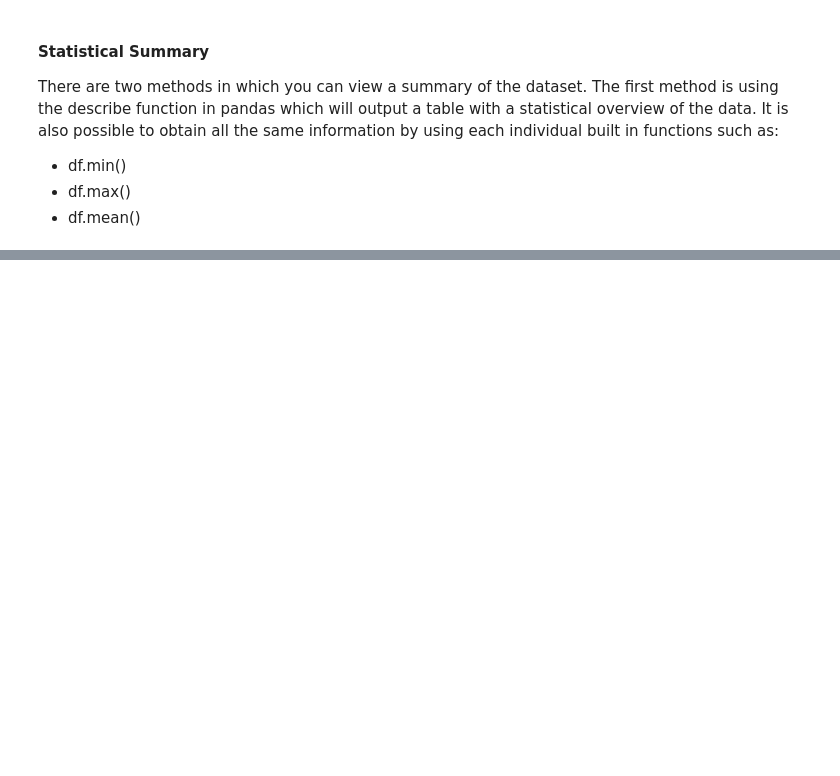
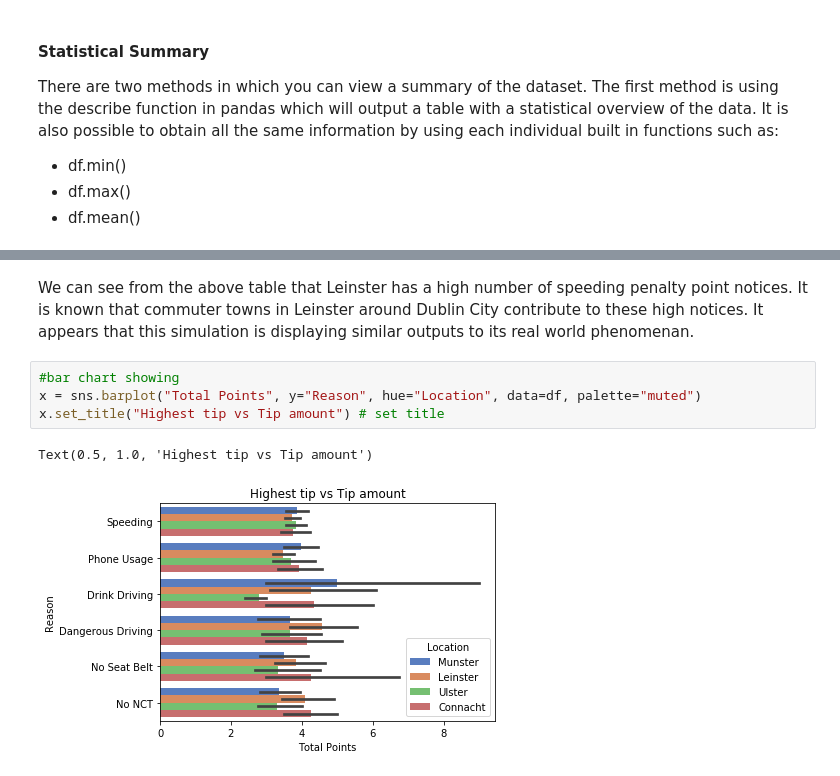
Before and after one commit to kevindooley/Simulated-Dataset, a Jupyter notebook: Simulation of Dataset.ipynb, the cells around one changed output, grey strips where cells are left out. Saved outputs shown, nothing was run; the diff lists cells and outputs as text; blank space fills up the shorter version.

```diff
--- a/Simulation of Dataset.ipynb
+++ b/Simulation of Dataset.ipynb
@@ -338,0 +424,9 @@ The main thing to show here is that males have recieved more penalty points and
+# %% [markdown]
+We can see from the above table that Leinster has a high number of speeding penalty point notices. It is known that commuter towns in Leinster around Dublin City contribute to these high notices. It appears that this simulation is displaying similar outputs to its real world phenomenan.
+# %%
+#bar chart showing
+x = sns.barplot("Total Points", y="Reason", hue="Location", data=df, palette="muted")
+x.set_title("Highest tip vs Tip amount") # set title
+# %% [output]
+Text(0.5, 1.0, 'Highest tip vs Tip amount')
+[figure, added]
```
Also changed, not shown: parts of 36 cells of this notebook.
